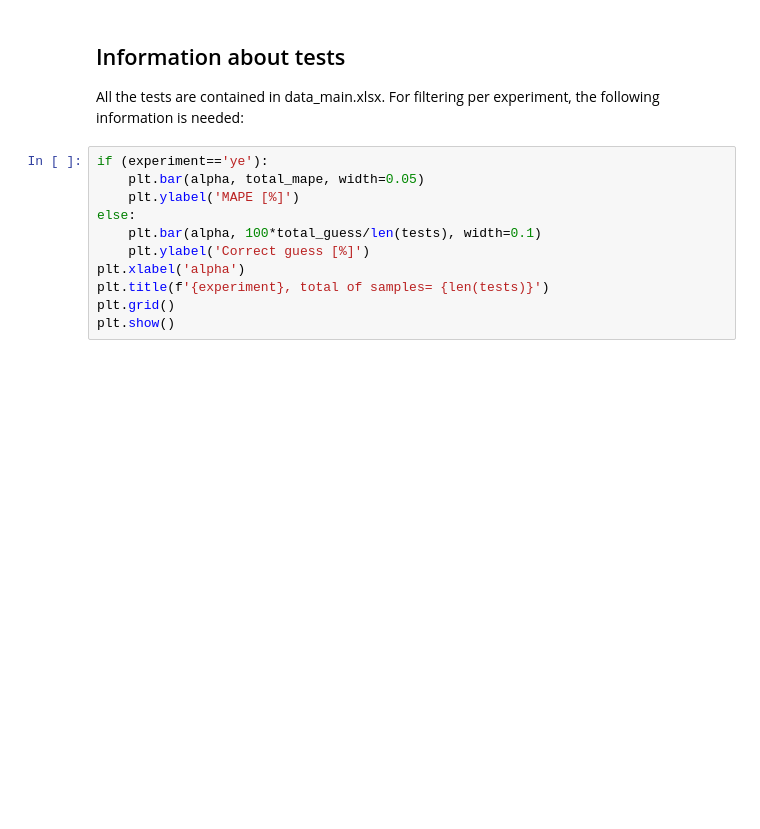
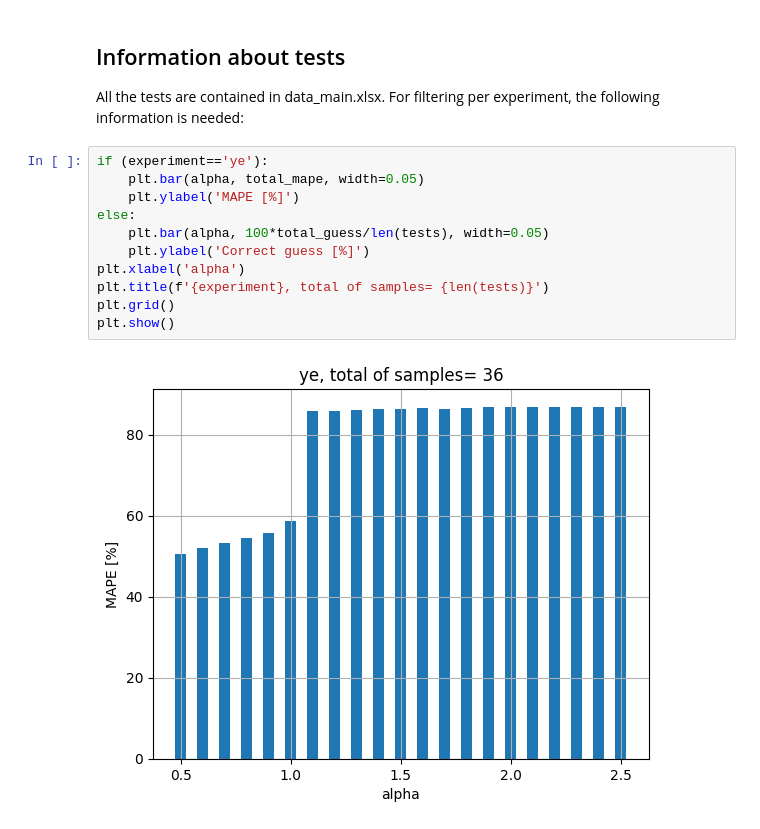
Before and after one commit to iagr98/MA-Model_3, a Jupyter notebook: Separator Model/utils.ipynb, the cells around one changed output. Drawn from its saved outputs; the diff is of its cells as text; blank space fills up the shorter version.

```diff
--- a/Separator Model/utils.ipynb
+++ b/Separator Model/utils.ipynb
@@ -142,11 +158,13 @@ All the tests are contained in data_main.xlsx. For filtering per experiment, the
 # %%
 if (experiment=='ye'):
     plt.bar(alpha, total_mape, width=0.05)
     plt.ylabel('MAPE [%]')
 else:
-    plt.bar(alpha, 100*total_guess/len(tests), width=0.1)
+    plt.bar(alpha, 100*total_guess/len(tests), width=0.05)
     plt.ylabel('Correct guess [%]')
 plt.xlabel('alpha')
 plt.title(f'{experiment}, total of samples= {len(tests)}')
 plt.grid()
 plt.show()
+# %% [output]
+[figure, added]
```
Also changed, not shown: parts of 1 cell of this notebook, 19 other files.
